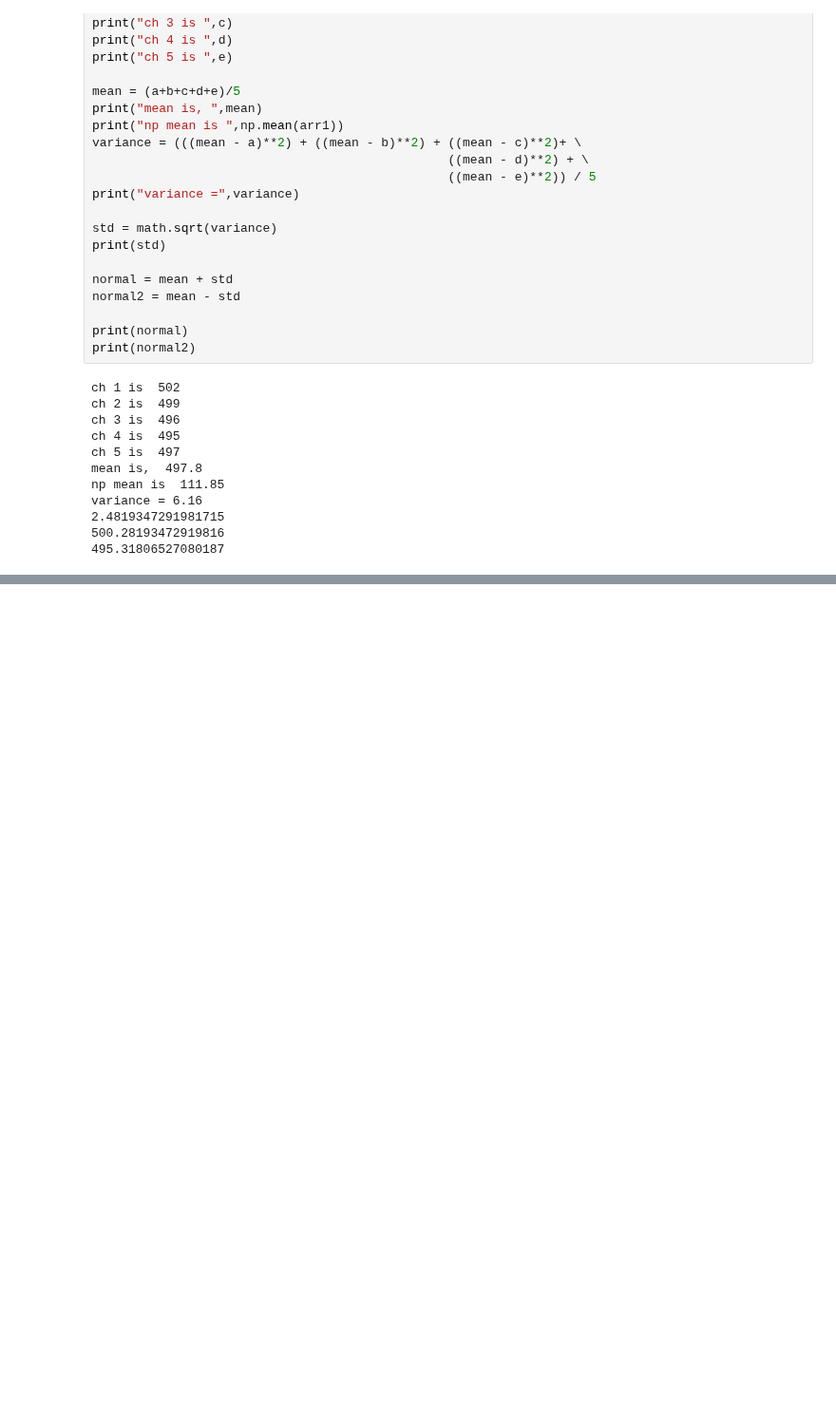
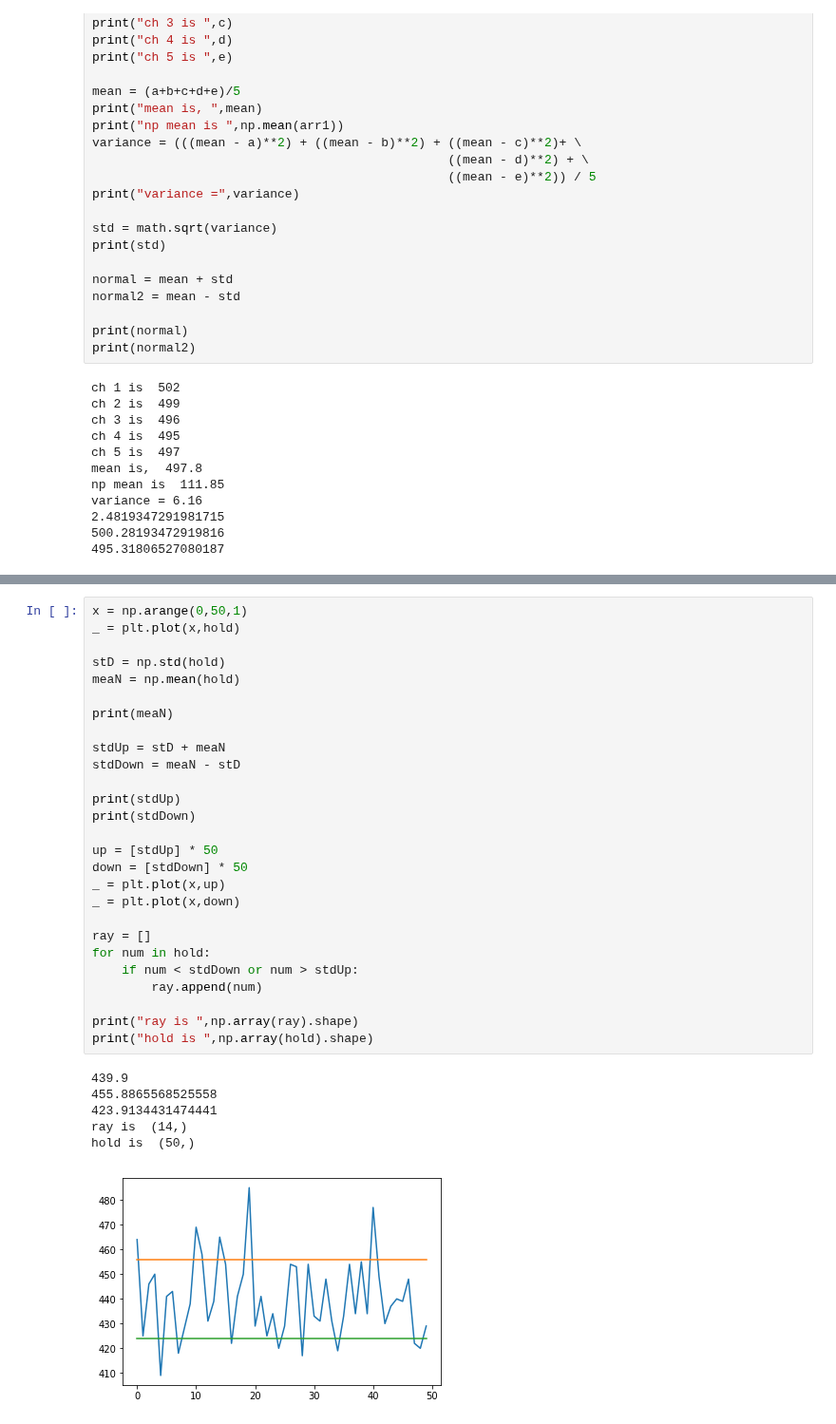
Before and after one commit to edrias/seniorprojecteeg, a Jupyter notebook: Tarekul_Workspace/capstone2/VarianceEpoch.ipynb, the cells around one changed output, grey strips where cells are left out. Shown at 95% size. Cells and saved outputs as stored; diff of their text form; blank space fills up the shorter version.

```diff
--- a/Tarekul_Workspace/capstone2/VarianceEpoch.ipynb
+++ b/Tarekul_Workspace/capstone2/VarianceEpoch.ipynb
@@ -322,0 +367,34 @@ mne.viz.plot_epochs(epoch,n_epochs=1)
+# %%
+x = np.arange(0,50,1)
+_ = plt.plot(x,hold)
+
+stD = np.std(hold)
+meaN = np.mean(hold)
+
+print(meaN)
+
+stdUp = stD + meaN
+stdDown = meaN - stD
+
+print(stdUp)
+print(stdDown)
+
+up = [stdUp] * 50
+down = [stdDown] * 50
+_ = plt.plot(x,up)
+_ = plt.plot(x,down)
+
+ray = []
+for num in hold:
+    if num < stdDown or num > stdUp:
+        ray.append(num)
+
+print("ray is ",np.array(ray).shape)
+print("hold is ",np.array(hold).shape)
+# %% [output]
+439.9
+455.8865568525558
+423.9134431474441
+ray is  (14,)
+hold is  (50,)
+[figure, added]
```
Also changed, not shown: parts of 13 cells of this notebook.
